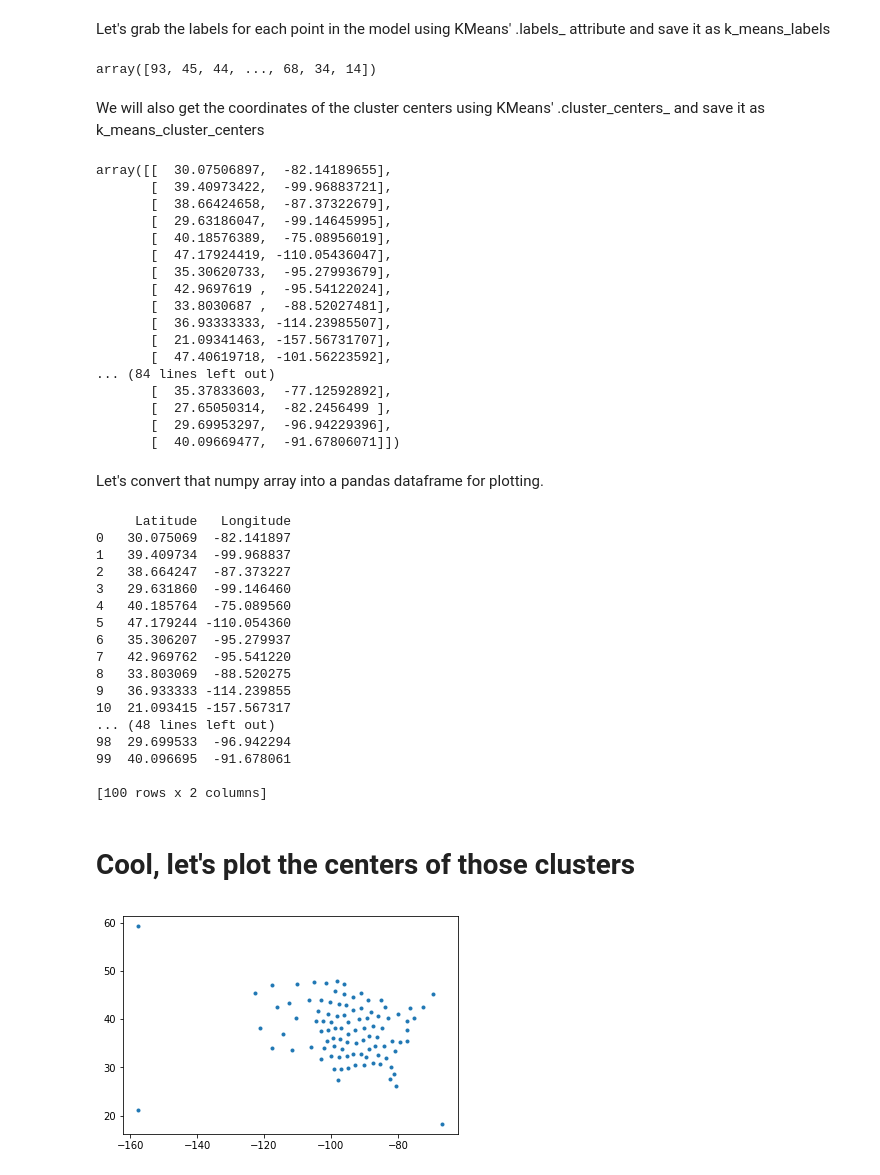
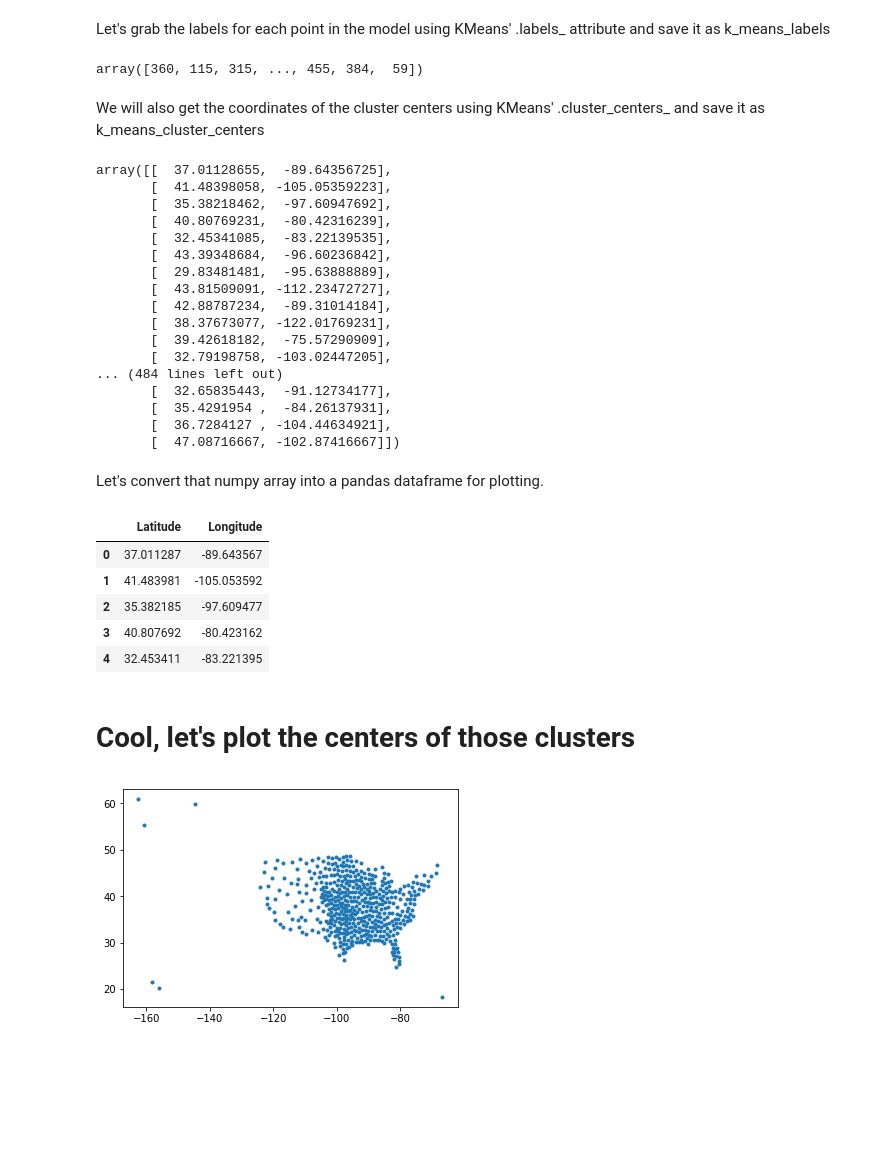
Before and after one commit to gmcookie/Coursera_Capstone, a Jupyter notebook: Tornados.ipynb, the cells around one changed output. Saved outputs shown, nothing was run; the diff lists cells and outputs as text; code cells hidden in the pictures; blank space fills up the shorter version.

```diff
--- a/Tornados.ipynb
+++ b/Tornados.ipynb
@@ -26,7 +26,7 @@ for a place to park them.
 # %%
 import pandas as pd
 
-df = pd.read_csv (r'Capstone/Tornadoes_SPC_1950to2015.csv')
+df = pd.read_csv (r'Tornadoes_SPC_1950to2015.csv')
 
 df.head()
 # %% [output]
@@ -169,5 +165,5 @@ train it on our data using an arbitrary 100 clusters (just to get everything wor
 # %%
-k_means = KMeans(init = "k-means++", n_clusters = 100, n_init = 12)
+k_means = KMeans(init = "k-means++", n_clusters = 500, n_init = 12)
 # %% [markdown]
 So in that line we set our number of clusters to 100 and n_init to 12.  n_init tells the
 model how many times it needs to iterate the calculations for each cluster, moving the
@@ -193,7 +189,7 @@ save it as k_means_labels
 k_means_labels = k_means.labels_
 k_means_labels
 # %% [output]
-array([93, 45, 44, ..., 68, 34, 14])
+array([360, 115, 315, ..., 455, 384,  59])
 # %% [markdown]
 We will also get the coordinates of the cluster centers using KMeans' .cluster_centers_ and
 save it as k_means_cluster_centers
@@ -201,54 +197,44 @@ save it as k_means_cluster_centers
 k_means_cluster_centers = k_means.cluster_centers_
 k_means_cluster_centers
 # %% [output]
-array([[  30.07506897,  -82.14189655],
-       [  39.40973422,  -99.96883721],
-       [  38.66424658,  -87.37322679],
-       [  29.63186047,  -99.14645995],
-       [  40.18576389,  -75.08956019],
-       [  47.17924419, -110.05436047],
-       [  35.30620733,  -95.27993679],
-       [  42.9697619 ,  -95.54122024],
-       [  33.8030687 ,  -88.52027481],
-       [  36.93333333, -114.23985507],
-       [  21.09341463, -157.56731707],
-       [  47.40619718, -101.56223592],
-... (84 lines left out)
-       [  35.37833603,  -77.12592892],
-       [  27.65050314,  -82.2456499 ],
-       [  29.69953297,  -96.94229396],
-       [  40.09669477,  -91.67806071]])
+array([[  37.01128655,  -89.64356725],
+       [  41.48398058, -105.05359223],
+       [  35.38218462,  -97.60947692],
+       [  40.80769231,  -80.42316239],
+       [  32.45341085,  -83.22139535],
+       [  43.39348684,  -96.60236842],
+       [  29.83481481,  -95.63888889],
+       [  43.81509091, -112.23472727],
+       [  42.88787234,  -89.31014184],
+       [  38.37673077, -122.01769231],
+       [  39.42618182,  -75.57290909],
+       [  32.79198758, -103.02447205],
+... (484 lines left out)
+       [  32.65835443,  -91.12734177],
+       [  35.4291954 ,  -84.26137931],
+       [  36.7284127 , -104.44634921],
+       [  47.08716667, -102.87416667]])
 # %% [markdown]
 Let's convert that numpy array into a pandas dataframe for plotting.
 # %%
 #Creating pandas dataframe from numpy array
 
-dataset = pd.DataFrame({'Latitude':k_means_cluster_centers[:,0],'Longitude':k_means_cluster_centers[:,1]})
-print(dataset)
+locdata = pd.DataFrame({'Latitude':k_means_cluster_centers[:,0],'Longitude':k_means_cluster_centers[:,1]})
+
+locdata.head()
 # %% [output]
-     Latitude   Longitude
-0   30.075069  -82.141897
-1   39.409734  -99.968837
-2   38.664247  -87.373227
-3   29.631860  -99.146460
-4   40.185764  -75.089560
-5   47.179244 -110.054360
-6   35.306207  -95.279937
-7   42.969762  -95.541220
-8   33.803069  -88.520275
-9   36.933333 -114.239855
-10  21.093415 -157.567317
-... (48 lines left out)
-98  29.699533  -96.942294
-99  40.096695  -91.678061
-
-[100 rows x 2 columns]
+|  | Latitude | Longitude |
+| 0 | 37.011287 | -89.643567 |
+| 1 | 41.483981 | -105.053592 |
+| 2 | 35.382185 | -97.609477 |
+| 3 | 40.807692 | -80.423162 |
+| 4 | 32.453411 | -83.221395 |
 # %% [markdown]
 # Cool, let's plot the centers of those clusters
 # %%
-p = plt.scatter(dataset.iloc[:, 1], dataset.iloc[:, 0], marker='.')
+p = plt.scatter(locdata.iloc[:, 1], locdata.iloc[:, 0], marker='.')
 
 plt.show()
 # %% [output]
-[figure, old version]
+[figure, new version]
 # %% [markdown]
```
Also changed, not shown: parts of 25 cells of this notebook.
